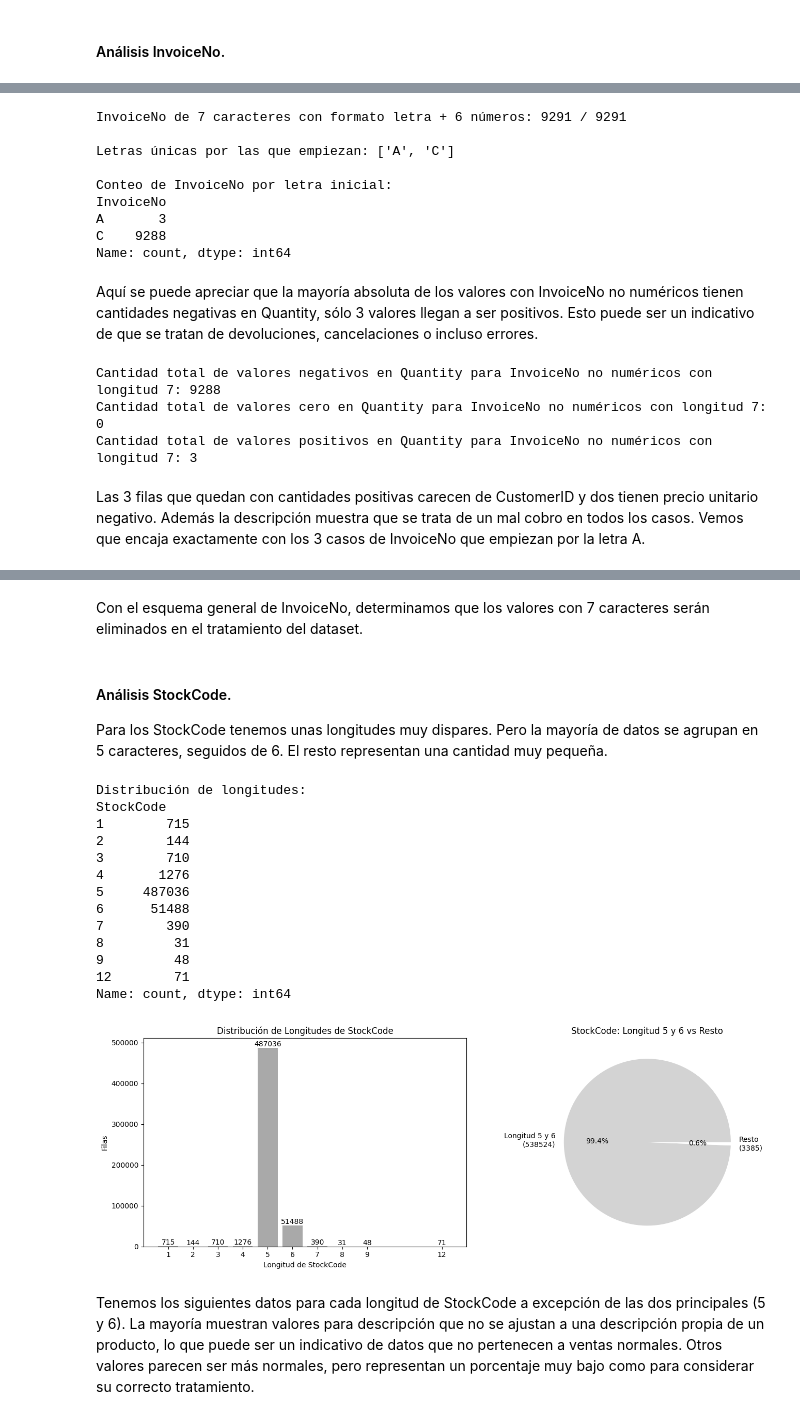
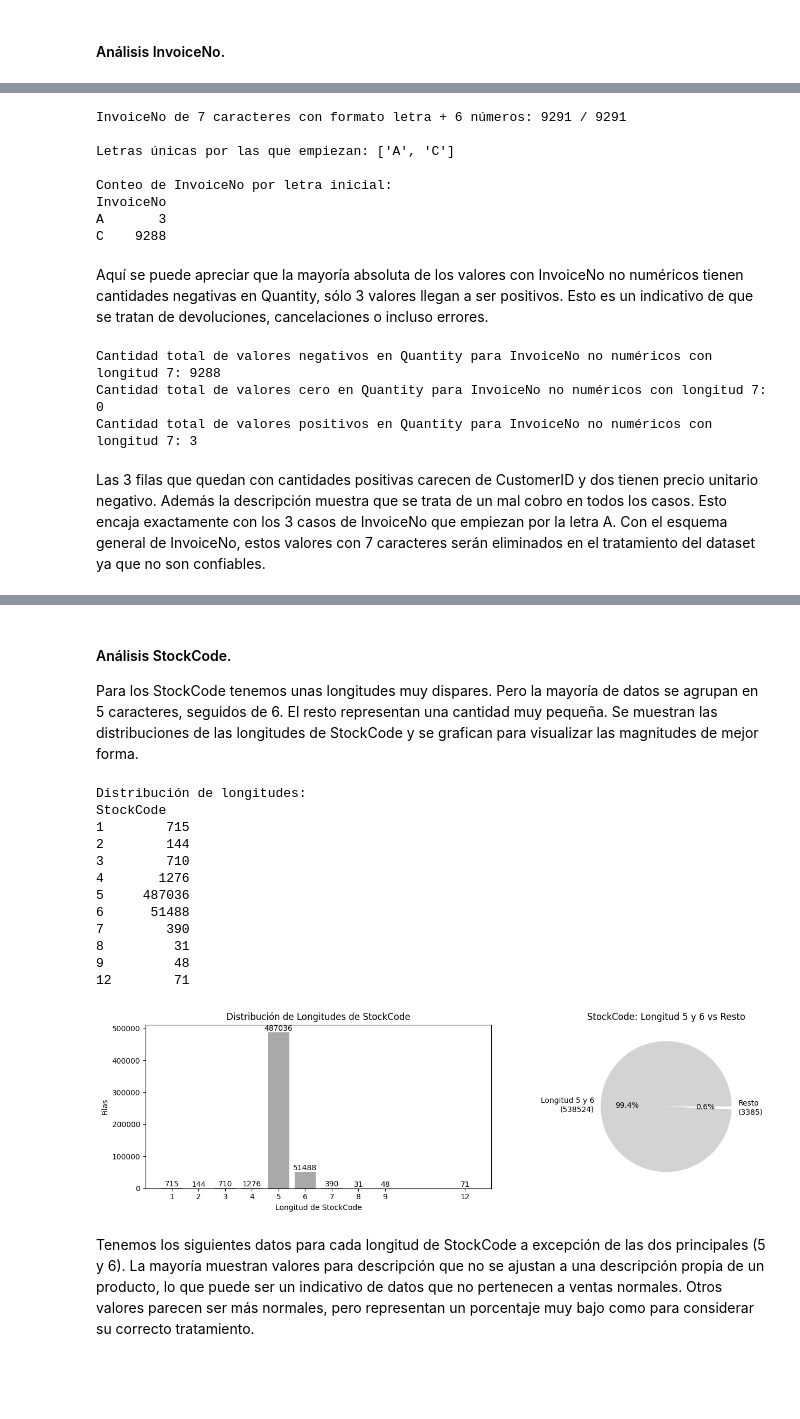
Before and after one commit to saulbasc/Regresion_y_Clustering_E-Commerce, a Jupyter notebook: src/exploracion.ipynb, the cells around one changed output, grey strips where cells are left out. Cells and saved outputs as stored; diff of their text form; code cells hidden in the pictures; blank space fills up the shorter version.

Commit message:
Ajustes en los modelos y mejora de redacción en los ipynb.

```diff
--- a/src/exploracion.ipynb
+++ b/src/exploracion.ipynb
@@ -322,7 +330,7 @@ print(f"InvoiceNo de 7 caracteres con formato letra + 6 números: {len(cumple_pa
 letras_iniciales = invoiceNo_no_numericos_7['InvoiceNo'].str[0].value_counts().sort_index()
 print(f"\nLetras únicas por las que empiezan: {letras_iniciales.index.tolist()}")
 print(f"\nConteo de InvoiceNo por letra inicial:")
-print(letras_iniciales)
+print(letras_iniciales.to_string())
 # %% [output]
 InvoiceNo de 7 caracteres con formato letra + 6 números: 9291 / 9291
 
@@ -332,9 +340,8 @@ Conteo de InvoiceNo por letra inicial:
 InvoiceNo
 A       3
 C    9288
-Name: count, dtype: int64
 # %% [markdown]
-Aquí se puede apreciar que la mayoría absoluta de los valores con InvoiceNo no numéricos tienen cantidades negativas en Quantity, sólo 3 valores llegan a ser positivos. Esto puede ser un indicativo de que se tratan de devoluciones, cancelaciones o incluso errores.
+Aquí se puede apreciar que la mayoría absoluta de los valores con InvoiceNo no numéricos tienen cantidades negativas en Quantity, sólo 3 valores llegan a ser positivos. Esto es un indicativo de que se tratan de devoluciones, cancelaciones o incluso errores.
 # %%
 invoiceNo_no_numericos_7_quantity_negativa = invoiceNo_no_numericos_7[invoiceNo_no_numericos_7['Quantity'] < 0]
 invoiceNo_no_numericos_7_quantity_cero = invoiceNo_no_numericos_7[invoiceNo_no_numericos_7['Quantity'] == 0]
@@ -350,7 +357,7 @@ Cantidad total de valores negativos en Quantity para InvoiceNo no numéricos con
 Cantidad total de valores cero en Quantity para InvoiceNo no numéricos con longitud 7: 0
 Cantidad total de valores positivos en Quantity para InvoiceNo no numéricos con longitud 7: 3
 # %% [markdown]
-Las 3 filas que quedan con cantidades positivas carecen de CustomerID y dos tienen precio unitario negativo. Además la descripción muestra que se trata de un mal cobro en todos los casos. Vemos que encaja exactamente con los 3 casos de InvoiceNo que empiezan por la letra A.
+Las 3 filas que quedan con cantidades positivas carecen de CustomerID y dos tienen precio unitario negativo. Además la descripción muestra que se trata de un mal cobro en todos los casos. Esto encaja exactamente con los 3 casos de InvoiceNo que empiezan por la letra A. Con el esquema general de InvoiceNo, estos valores con 7 caracteres serán eliminados en el tratamiento del dataset ya que no son confiables.
 # %%
 invoiceNo_no_numericos_7_quantity_positiva.head(5)
 # %% [output]
@@ -358,51 +365,48 @@ invoiceNo_no_numericos_7_quantity_positiva.head(5)
 | 299982 | A563185 | B | Adjust bad debt | 1 | 8/12/2011 14:50 | 11062.06 | NaN | United Kingdom |
 | 299983 | A563186 | B | Adjust bad debt | 1 | 8/12/2011 14:51 | -11062.06 | NaN | United Kingdom |
 | 299984 | A563187 | B | Adjust bad debt | 1 | 8/12/2011 14:52 | -11062.06 | NaN | United Kingdom |
-# %% [markdown]
-Con el esquema general de InvoiceNo, determinamos que los valores con 7 caracteres serán eliminados en el tratamiento del dataset.
 # %% [markdown]
 #### Análisis StockCode.
 
-Para los StockCode tenemos unas longitudes muy dispares. Pero la mayoría de datos se agrupan en 5 caracteres, seguidos de 6. El resto representan una cantidad muy pequeña.
+Para los StockCode tenemos unas longitudes muy dispares. Pero la mayoría de datos se agrupan en 5 caracteres, seguidos de 6. El resto representan una cantidad muy pequeña. Se muestran las distribuciones de las longitudes de StockCode y se grafican para visualizar las magnitudes de mejor forma.
 # %%
 longitudes_stockCode = df['StockCode'].str.len().value_counts().sort_index()
-print(f"\nDistribución de longitudes:\n{longitudes_stockCode}")
+print(f"\nDistribución de longitudes:\n{longitudes_stockCode.to_string()}\n")
 
-fig, axes = plt.subplots(1, 2, figsize=(14, 5))
+fig, axes = plt.subplots(1, 2, figsize=(14, 4))
 
 axes[0].bar(longitudes_stockCode.index, longitudes_stockCode.values, color='darkgray')
 axes[0].set_title('Distribución de Longitudes de StockCode')
 axes[0].set_xlabel('Longitud de StockCode')
 axes[0].set_ylabel('Filas')
 axes[0].set_xticks(longitudes_stockCode.index)
 axes[0].bar_label(axes[0].containers[0], padding=0)
 
 total_5_6 = longitudes_stockCode.get(5, 0) + longitudes_stockCode.get(6, 0)
 total_resto = longitudes_stockCode.sum() - total_5_6
 
 valores_pie = [total_5_6, total_resto]
 etiquetas_pie = [f'Longitud 5 y 6\n({total_5_6})', f'Resto\n({total_resto})']
 
 axes[1].pie(valores_pie, labels=etiquetas_pie, autopct='%1.1f%%', colors=['lightgray', 'white'])
 axes[1].set_title('StockCode: Longitud 5 y 6 vs Resto')
 
 plt.tight_layout()
 plt.show()
 # %% [output]
 Distribución de longitudes:
 StockCode
 1        715
 2        144
 3        710
 4       1276
 5     487036
 6      51488
 7        390
 8         31
 9         48
 12        71
-Name: count, dtype: int64
-[figure, old version]
+[figure, new version]
 # %% [markdown]
 Tenemos los siguientes datos para cada longitud de StockCode a excepción de las dos principales (5 y 6). La mayoría muestran valores para descripción que no se ajustan a una descripción propia de un producto, lo que puede ser un indicativo de datos que no pertenecen a ventas normales. Otros valores parecen ser más normales, pero representan un porcentaje muy bajo como para considerar su correcto tratamiento.
 # %%
```
Also changed, not shown: parts of 24 cells of this notebook, 8 other files.
